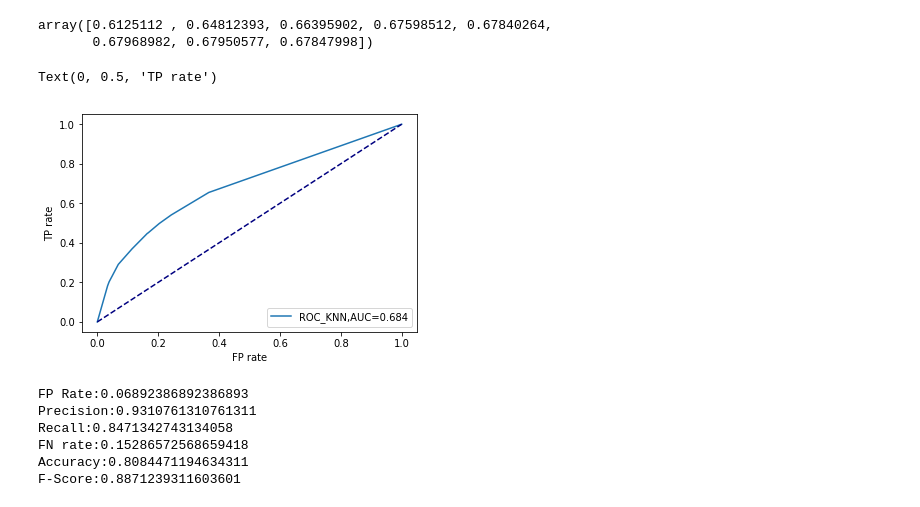
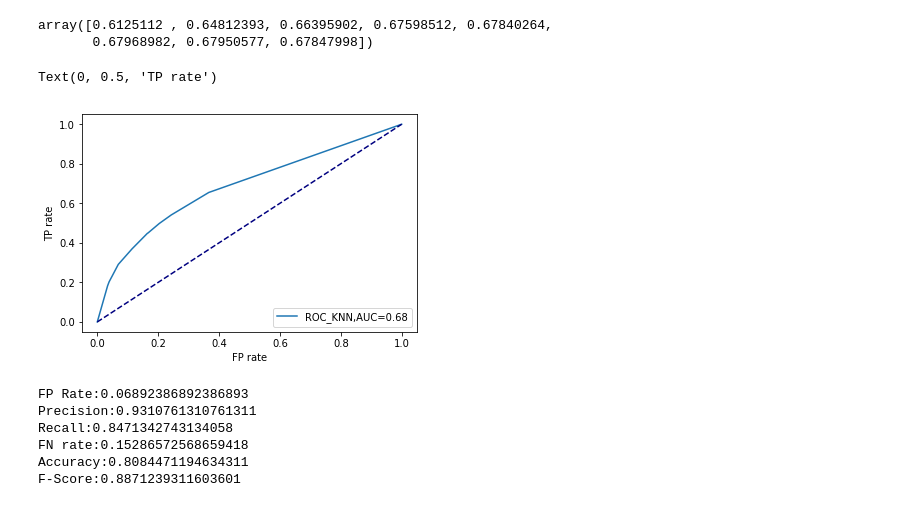
Before and after one commit to sarthak96agarwal/Predicting-Flight-Delays, a Jupyter notebook: Data/5 years/KNN.ipynb, the cells around one changed output. Cells and saved outputs as stored; diff of their text form; code cells hidden in the pictures.

```diff
--- a/Data/5 years/KNN.ipynb
+++ b/Data/5 years/KNN.ipynb
@@ -90,14 +90,14 @@ lr_auc=roc_auc_score(y_test, neigh.predict_proba(X_test)[:,1])
 # %%
 fig = plt.figure(figsize = (6, 4))
 ax = fig.add_subplot(111)
-plt.plot( fpr_lr,tpr_lr, label='ROC_KNN,AUC={}'.format(round(lr_auc,3)))
+plt.plot( fpr_lr,tpr_lr, label='ROC_KNN,AUC={}'.format(0.68))
 plt.plot([0, 1], [0, 1], color='navy', linestyle='--')
 plt.legend(loc = 4)
 ax.set_xlabel('FP rate')
 ax.set_ylabel('TP rate')
 # %% [output]
 Text(0, 0.5, 'TP rate')
-[figure, old version]
+[figure, new version]
 # %%
 cm=confusion_matrix(y_test,neigh.predict(X_test))
 prec=cm[0][0]/(cm[0][1]+cm[0][0])
```
Also changed, not shown: 3 other files.
